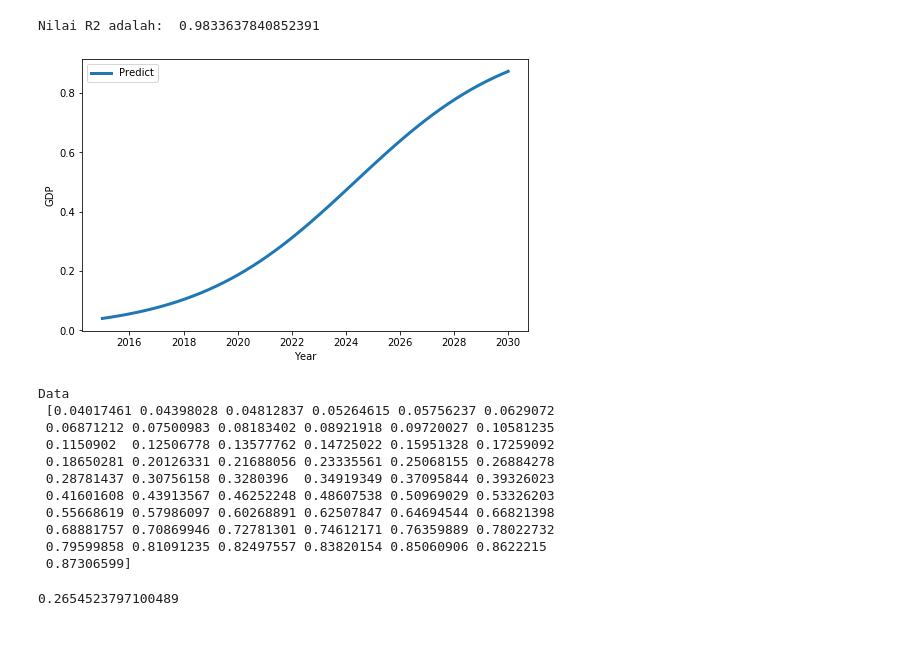
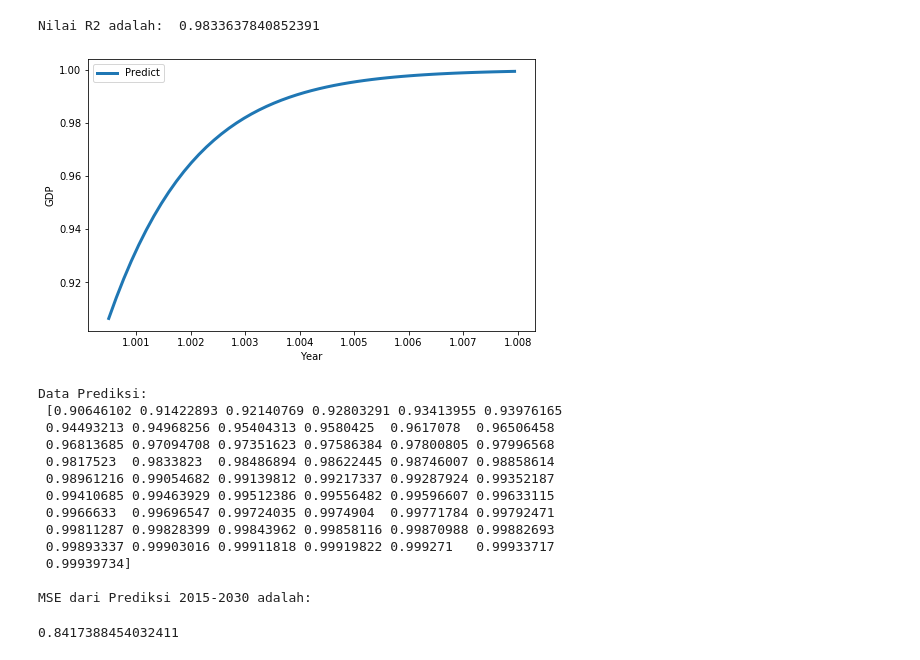
Before and after one commit to gabrielhozana/regression-non-linear, a Jupyter notebook: Model Regresi Linier China GDP (Versi Anaconda).ipynb, the cells around one changed output. Cells and saved outputs as stored; diff of their text form; code cells hidden in the pictures.

```diff
--- a/Model Regresi Linier China GDP (Versi Anaconda).ipynb
+++ b/Model Regresi Linier China GDP (Versi Anaconda).ipynb
@@ -178,32 +182,35 @@ Nilai R2 adalah:  0.9833637840852391
 # print(l)
 # %%
 #Prediksi Tahun 2015-2030
-x = np.linspace(2015,2030, 55)
-x2 = x
-x = x/max(x)
+x_pred = np.linspace(2015,2030, 55)
+# x2 = x_pred
+x_pred = x_pred/max(x_data)
 plt.figure(figsize=(8,5))
-y = sigmoid(x, *popt)
+y = sigmoid(x_pred, *popt)
 # plt.plot(x_norm,y_norm,'ro', label='data')
-plt.plot(x2,y, linewidth=3.0, label='Predict')
+plt.plot(x_pred,y, linewidth=3.0, label='Predict')
 plt.legend(loc='best')
 plt.ylabel('GDP')
 plt.xlabel('Year')
 plt.show()
-print("Data \n", y)
+print("Data Prediksi:\n", y)
 # print("Data Asli", y_norm)
+print("\nMSE dari Prediksi 2015-2030 adalah: ")
 from sklearn.metrics import mean_absolute_error
 mean_absolute_error(y_norm, y)
 # %% [output]
-[figure, old version]
+[figure, new version]
-Data
- [0.04017461 0.04398028 0.04812837 0.05264615 0.05756237 0.0629072
- 0.06871212 0.07500983 0.08183402 0.08921918 0.09720027 0.10581235
- 0.1150902  0.12506778 0.13577762 0.14725022 0.15951328 0.17259092
- 0.18650281 0.20126331 0.21688056 0.23335561 0.25068155 0.26884278
- 0.28781437 0.30756158 0.3280396  0.34919349 0.37095844 0.39326023
- 0.41601608 0.43913567 0.46252248 0.48607538 0.50969029 0.53326203
- 0.55668619 0.57986097 0.60268891 0.62507847 0.64694544 0.66821398
- 0.68881757 0.70869946 0.72781301 0.74612171 0.76359889 0.78022732
- 0.79599858 0.81091235 0.82497557 0.83820154 0.85060906 0.8622215
- 0.87306599]
+Data Prediksi:
+ [0.90646102 0.91422893 0.92140769 0.92803291 0.93413955 0.93976165
+ 0.94493213 0.94968256 0.95404313 0.9580425  0.9617078  0.96506458
+ 0.96813685 0.97094708 0.97351623 0.97586384 0.97800805 0.97996568
+ 0.9817523  0.9833823  0.98486894 0.98622445 0.98746007 0.98858614
+ 0.98961216 0.99054682 0.99139812 0.99217337 0.99287924 0.99352187
+ 0.99410685 0.99463929 0.99512386 0.99556482 0.99596607 0.99633115
+ 0.9966633  0.99696547 0.99724035 0.9974904  0.99771784 0.99792471
+ 0.99811287 0.99828399 0.99843962 0.99858116 0.99870988 0.99882693
+ 0.99893337 0.99903016 0.99911818 0.99919822 0.999271   0.99933717
+ 0.99939734]
+
+MSE dari Prediksi 2015-2030 adalah:
-0.2654523797100489
+0.8417388454032411
```
Also changed, not shown: parts of 2 cells of this notebook, 1 other file.
